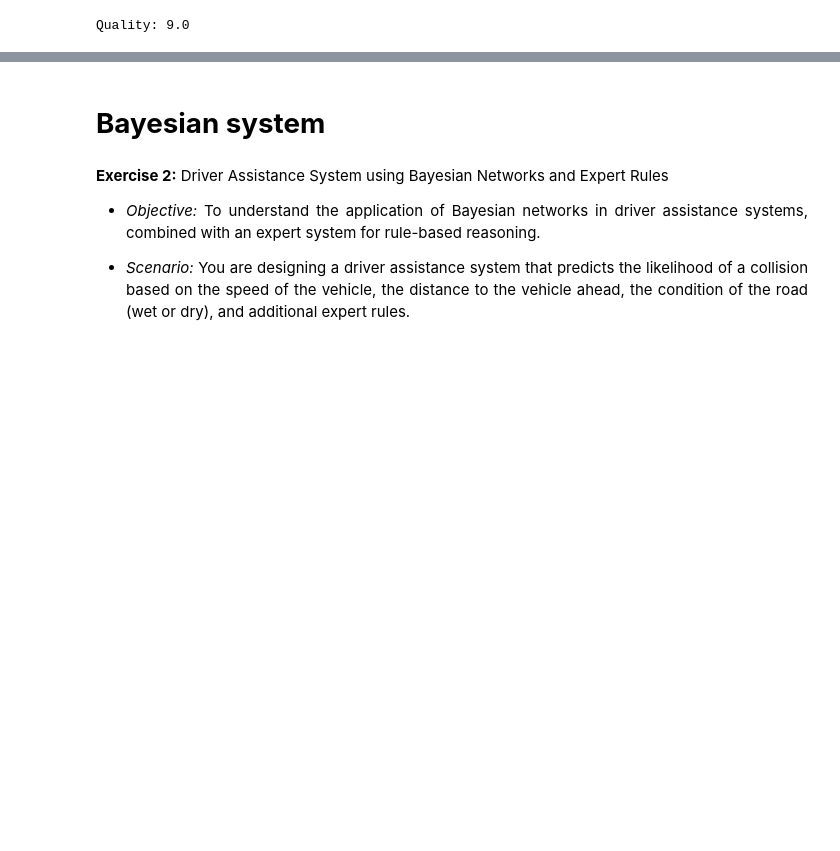
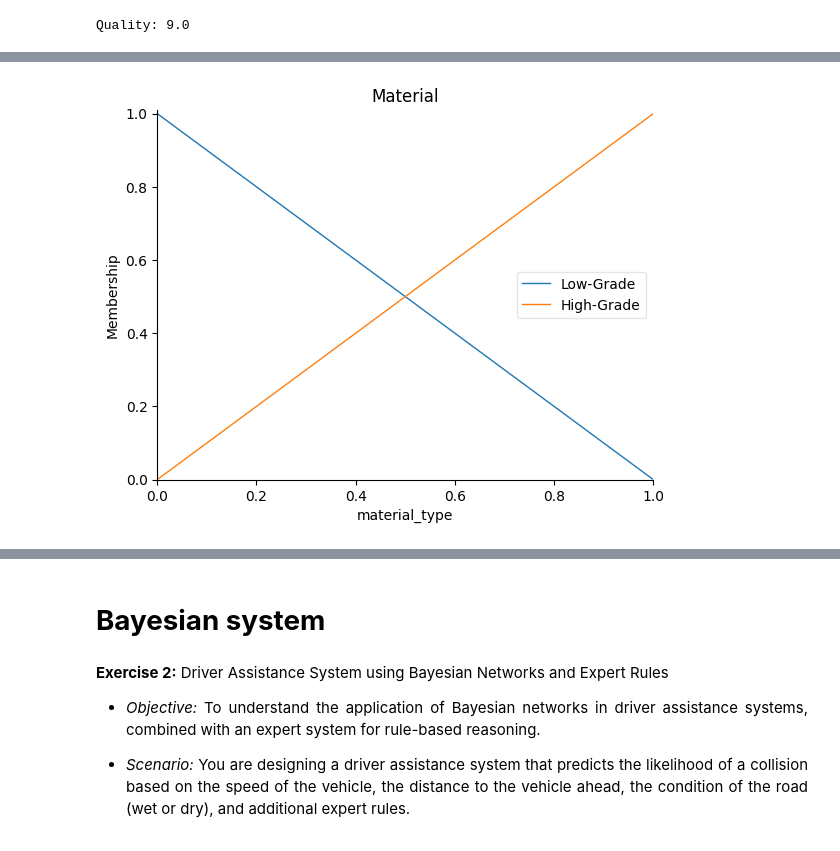
Before and after one commit to DiegoRaC14/UDLAP-AI, a Jupyter notebook: Fuzzy_Bayesian_systems_.ipynb, the cells around one changed output, grey strips where cells are left out. Saved outputs shown, nothing was run; the diff lists cells and outputs as text; code cells hidden in the pictures; blank space fills up the shorter version.

```diff
--- a/Fuzzy_Bayesian_systems_.ipynb
+++ b/Fuzzy_Bayesian_systems_.ipynb
@@ -101,0 +103,6 @@ surface_finish.view()
+# %%
+material_type.view()
+plt.title("Material")
+plt.show()
+# %% [output]
+[figure, added]
```
Also changed, not shown: parts of 10 cells of this notebook.
